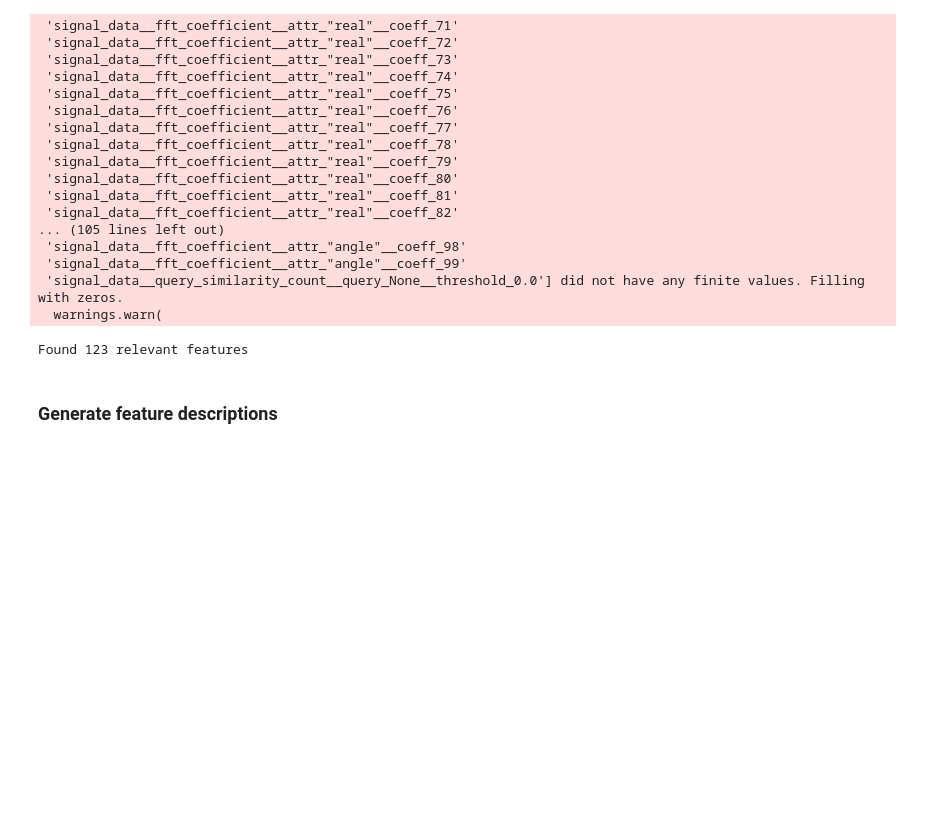
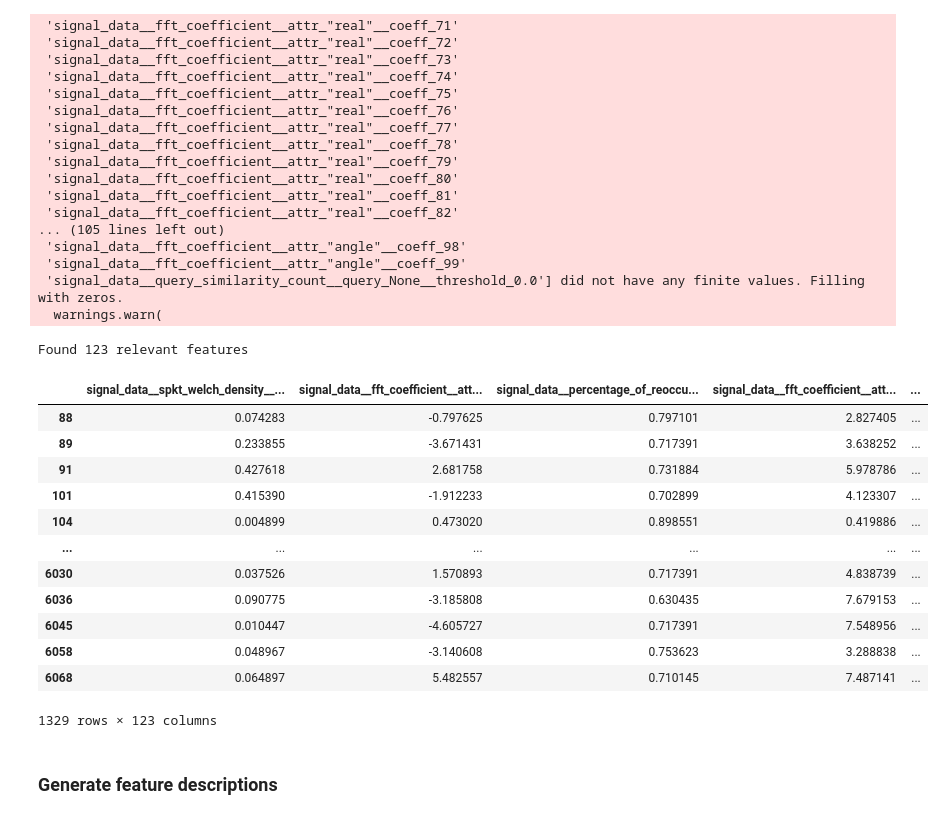
Before and after one commit to Sydney-Informatics-Hub/PIPE-4779-Intracardiac-Electrograms, a Jupyter notebook: notebooks/feature_extraction.ipynb, the cells around one changed output. Cells and saved outputs as stored; diff of their text form; code cells hidden in the pictures; blank space fills up the shorter version.

Commit message:
Add comments and table printours

```diff
--- a/notebooks/feature_extraction.ipynb
+++ b/notebooks/feature_extraction.ipynb
@@ -108,6 +115,23 @@ Found 123 relevant features
 os.makedirs(outpath, exist_ok=True)
 fname = 'features_relevant_scar_S18_SR.csv'
 features_relevant.to_csv(os.path.join(outpath, fname))
+# %%
+# show table of features_relevant
+features_relevant
+# %% [output]
+|  | signal_data__spkt_welch_density__... | signal_data__fft_coefficient__att... | signal_data__percentage_of_reoccu... | signal_data__fft_coefficient__att... | ... |
+| 88 | 0.074283 | -0.797625 | 0.797101 | 2.827405 | ... |
+| 89 | 0.233855 | -3.671431 | 0.717391 | 3.638252 | ... |
+| 91 | 0.427618 | 2.681758 | 0.731884 | 5.978786 | ... |
+| 101 | 0.415390 | -1.912233 | 0.702899 | 4.123307 | ... |
+| 104 | 0.004899 | 0.473020 | 0.898551 | 0.419886 | ... |
+| ... | ... | ... | ... | ... | ... |
+| 6030 | 0.037526 | 1.570893 | 0.717391 | 4.838739 | ... |
+| 6036 | 0.090775 | -3.185808 | 0.630435 | 7.679153 | ... |
+| 6045 | 0.010447 | -4.605727 | 0.717391 | 7.548956 | ... |
+| 6058 | 0.048967 | -3.140608 | 0.753623 | 3.288838 | ... |
+| 6068 | 0.064897 | 5.482557 | 0.710145 | 7.487141 | ... |
+1329 rows × 123 columns
 # %% [markdown]
 ### Generate feature descriptions
 # %%
```
Also changed, not shown: parts of 3 cells of this notebook.
